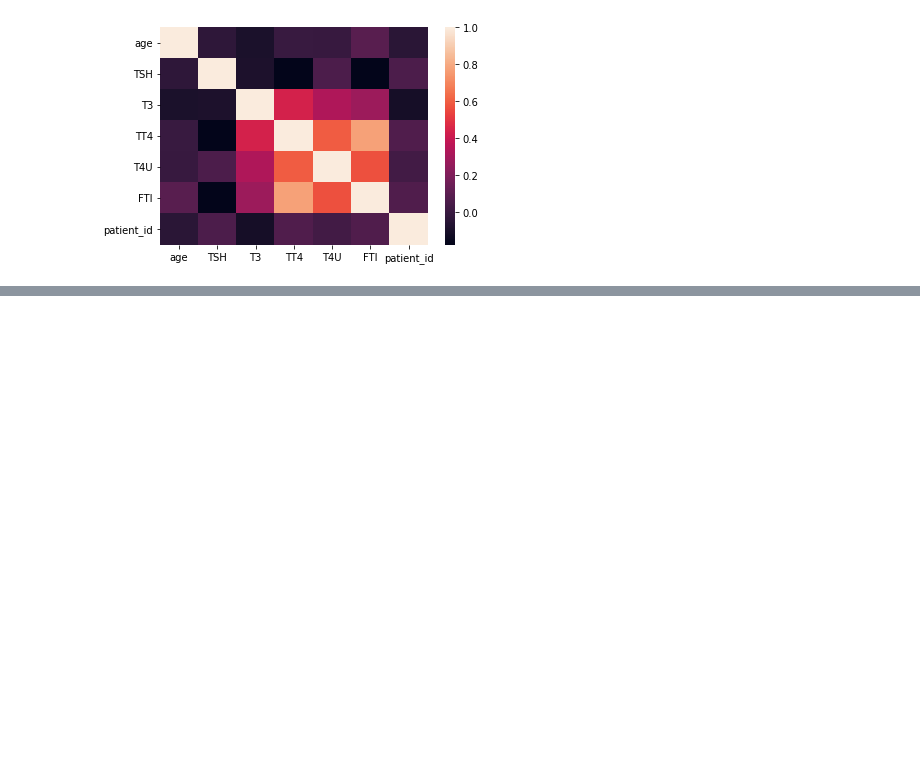
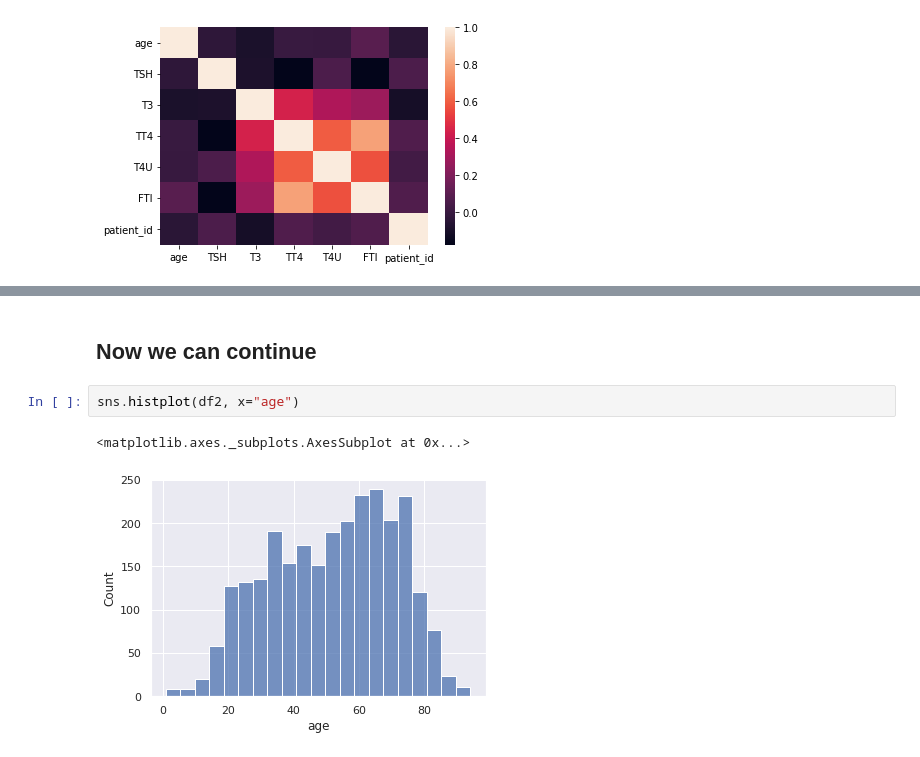
Before and after one commit to Naif-Ganadily/Thyroid_Disease_Classification, a Jupyter notebook: Thyroid_Disease_Classification.ipynb, the cells around one changed output, grey strips where cells are left out. Drawn from its saved outputs; the diff is of its cells as text; blank space fills up the shorter version.

```diff
--- a/Thyroid_Disease_Classification.ipynb
+++ b/Thyroid_Disease_Classification.ipynb
@@ -414,0 +427,7 @@ sns.countplot(x='sex',data=df2)
+# %% [markdown]
+## Now we can continue
+# %%
+sns.histplot(df2, x="age")
+# %% [output]
+<matplotlib.axes._subplots.AxesSubplot at 0x...>
+[figure, added]
```
Also changed, not shown: parts of 6 cells of this notebook.
